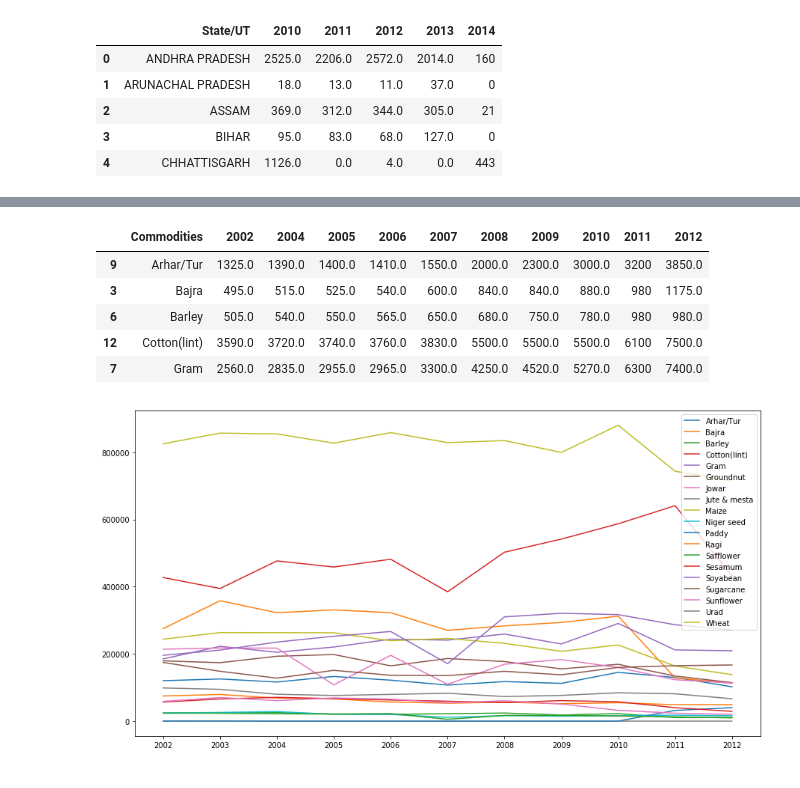
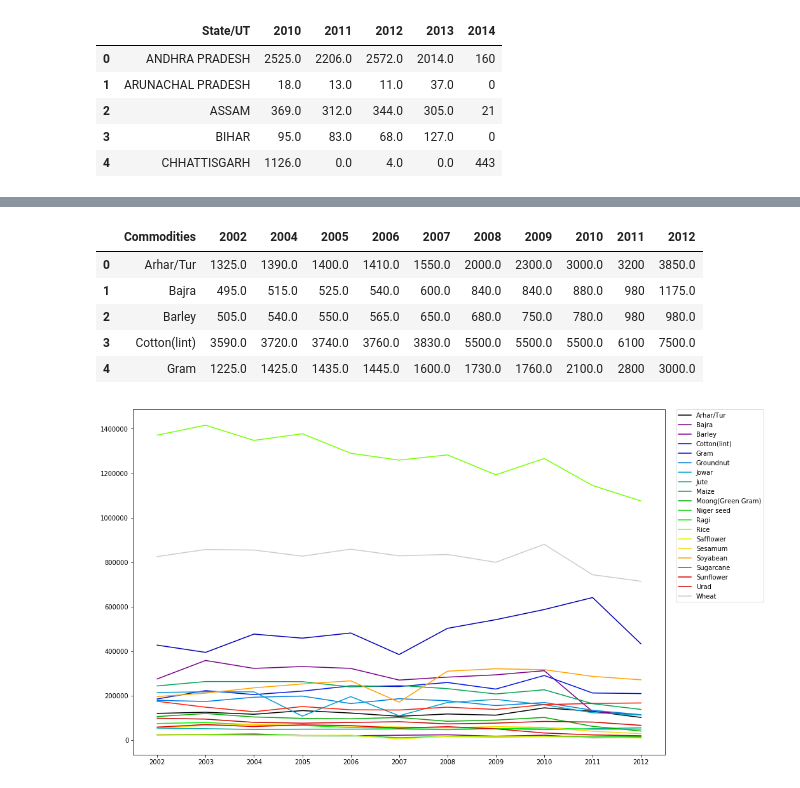
Before and after one commit to nitinvbharti/Agriculture_Analysis, a Jupyter notebook: Test_and_correct.ipynb, the cells around one changed output, grey strips where cells are left out. Cells and saved outputs as stored; diff of their text form; code cells hidden in the pictures.

Commit message:
Visualisation of crop area and price
Add some plots for visualization crops area under cultivation and prce

```diff
--- a/Test_and_correct.ipynb
+++ b/Test_and_correct.ipynb
@@ -184,6 +191,7 @@ suicides.head()
 list_area=sort(area.Crop.unique())
 list_price=sort(crop_price.Commodities.unique())
 # %%
+crop_price.Commodities[crop_price.Commodities == 'Paddy']='Rice'
 for item in list_price:
     for item_area in list_area:
         if item.strip() in item_area or item_area.strip() in item:
@@ -237,17 +245,20 @@ crop_price = crop_price[crop_price['Commodities'].isin(area_price.Crop)].sort_va
 crop_price.head()
 # %% [output]
 |  | Commodities | 2002 | 2004 | 2005 | 2006 | 2007 | 2008 | 2009 | 2010 | 2011 | 2012 |
-| 9 | Arhar/Tur | 1325.0 | 1390.0 | 1400.0 | 1410.0 | 1550.0 | 2000.0 | 2300.0 | 3000.0 | 3200 | 3850.0 |
-| 3 | Bajra | 495.0 | 515.0 | 525.0 | 540.0 | 600.0 | 840.0 | 840.0 | 880.0 | 980 | 1175.0 |
-| 6 | Barley | 505.0 | 540.0 | 550.0 | 565.0 | 650.0 | 680.0 | 750.0 | 780.0 | 980 | 980.0 |
-| 12 | Cotton(lint) | 3590.0 | 3720.0 | 3740.0 | 3760.0 | 3830.0 | 5500.0 | 5500.0 | 5500.0 | 6100 | 7500.0 |
-| 7 | Gram | 2560.0 | 2835.0 | 2955.0 | 2965.0 | 3300.0 | 4250.0 | 4520.0 | 5270.0 | 6300 | 7400.0 |
+| 0 | Arhar/Tur | 1325.0 | 1390.0 | 1400.0 | 1410.0 | 1550.0 | 2000.0 | 2300.0 | 3000.0 | 3200 | 3850.0 |
+| 1 | Bajra | 495.0 | 515.0 | 525.0 | 540.0 | 600.0 | 840.0 | 840.0 | 880.0 | 980 | 1175.0 |
+| 2 | Barley | 505.0 | 540.0 | 550.0 | 565.0 | 650.0 | 680.0 | 750.0 | 780.0 | 980 | 980.0 |
+| 3 | Cotton(lint) | 3590.0 | 3720.0 | 3740.0 | 3760.0 | 3830.0 | 5500.0 | 5500.0 | 5500.0 | 6100 | 7500.0 |
+| 4 | Gram | 1225.0 | 1425.0 | 1435.0 | 1445.0 | 1600.0 | 1730.0 | 1760.0 | 2100.0 | 2800 | 3000.0 |
 # %%
 years= area_price.columns[1:]
-fig = mplot.figure(figsize=(15,8))
+fig = mplot.figure(figsize=(15,10))
+ax1 = fig.add_subplot(111)
+colormap = plt.cm.nipy_spectral
+ax1.set_color_cycle([colormap(i) for i in np.linspace(0, 1,area_price.shape[0])])
 for i in range(area_price.shape[0]):
-    mplot.plot(area_price.columns[:area_price.shape[1]-1],area_price.iloc[i,:area_price.shape[1]-1])
-mplot.legend(area_price.iloc[:,area_price.shape[1]-1])
+    ax1.plot(area_price.columns[:area_price.shape[1]-1],area_price.iloc[i,:area_price.shape[1]-1])
+mplot.legend(area_price.iloc[:,area_price.shape[1]-1],bbox_to_anchor=(1.02,1), borderaxespad=0)
 mplot.show()
 # %% [output]
-[figure, old version]
+[figure, new version]
```
Also changed, not shown: parts of 5 cells of this notebook, 1 other file.
